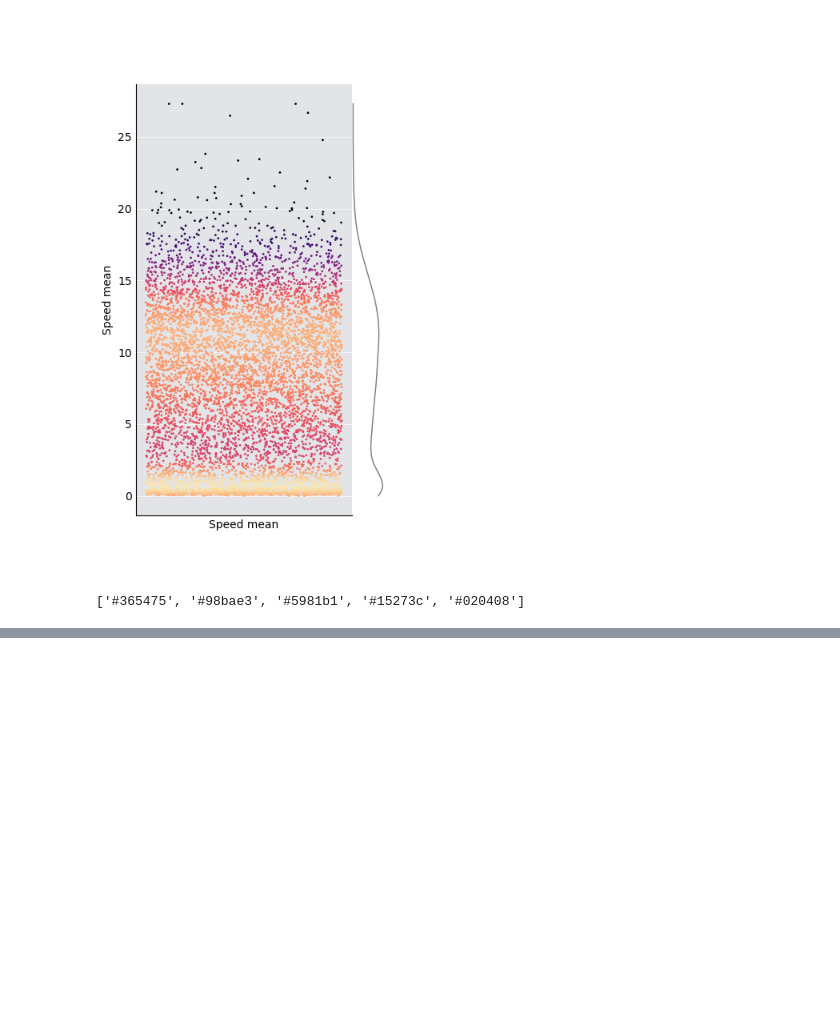
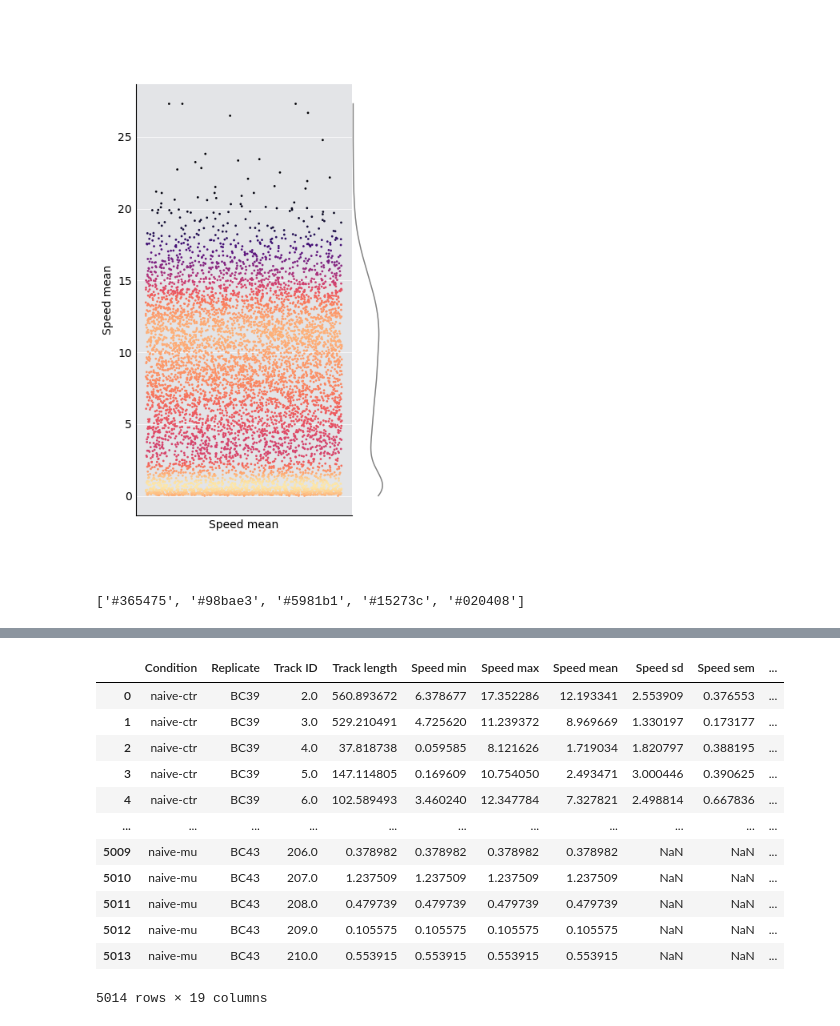
Before and after one commit to BranislavModriansky/Peregrin, a Jupyter notebook: lib/peregrin/Z_sketches/filter_computations.ipynb, the cells around one changed output, grey strips where cells are left out. Saved outputs shown, nothing was run; the diff lists cells and outputs as text; code cells hidden in the pictures; blank space fills up the shorter version.

```diff
--- a/lib/peregrin/Z_sketches/filter_computations.ipynb
+++ b/lib/peregrin/Z_sketches/filter_computations.ipynb
@@ -1169,0 +1218,17 @@ Dropping 17 rows with non-finite/non-positive 'Track length'/'Straightness index
+# %%
+gated = gate_sel.apply()
+gated
+# %% [output]
+|  | Condition | Replicate | Track ID | Track length | Speed min | Speed max | Speed mean | Speed sd | Speed sem | ... |
+| 0 | naive-ctr | BC39 | 2.0 | 560.893672 | 6.378677 | 17.352286 | 12.193341 | 2.553909 | 0.376553 | ... |
+| 1 | naive-ctr | BC39 | 3.0 | 529.210491 | 4.725620 | 11.239372 | 8.969669 | 1.330197 | 0.173177 | ... |
+| 2 | naive-ctr | BC39 | 4.0 | 37.818738 | 0.059585 | 8.121626 | 1.719034 | 1.820797 | 0.388195 | ... |
+| 3 | naive-ctr | BC39 | 5.0 | 147.114805 | 0.169609 | 10.754050 | 2.493471 | 3.000446 | 0.390625 | ... |
+| 4 | naive-ctr | BC39 | 6.0 | 102.589493 | 3.460240 | 12.347784 | 7.327821 | 2.498814 | 0.667836 | ... |
+| ... | ... | ... | ... | ... | ... | ... | ... | ... | ... | ... |
+| 5009 | naive-mu | BC43 | 206.0 | 0.378982 | 0.378982 | 0.378982 | 0.378982 | NaN | NaN | ... |
+| 5010 | naive-mu | BC43 | 207.0 | 1.237509 | 1.237509 | 1.237509 | 1.237509 | NaN | NaN | ... |
+| 5011 | naive-mu | BC43 | 208.0 | 0.479739 | 0.479739 | 0.479739 | 0.479739 | NaN | NaN | ... |
+| 5012 | naive-mu | BC43 | 209.0 | 0.105575 | 0.105575 | 0.105575 | 0.105575 | NaN | NaN | ... |
+| 5013 | naive-mu | BC43 | 210.0 | 0.553915 | 0.553915 | 0.553915 | 0.553915 | NaN | NaN | ... |
+5014 rows × 19 columns
```
Also changed, not shown: parts of 5 cells of this notebook.
